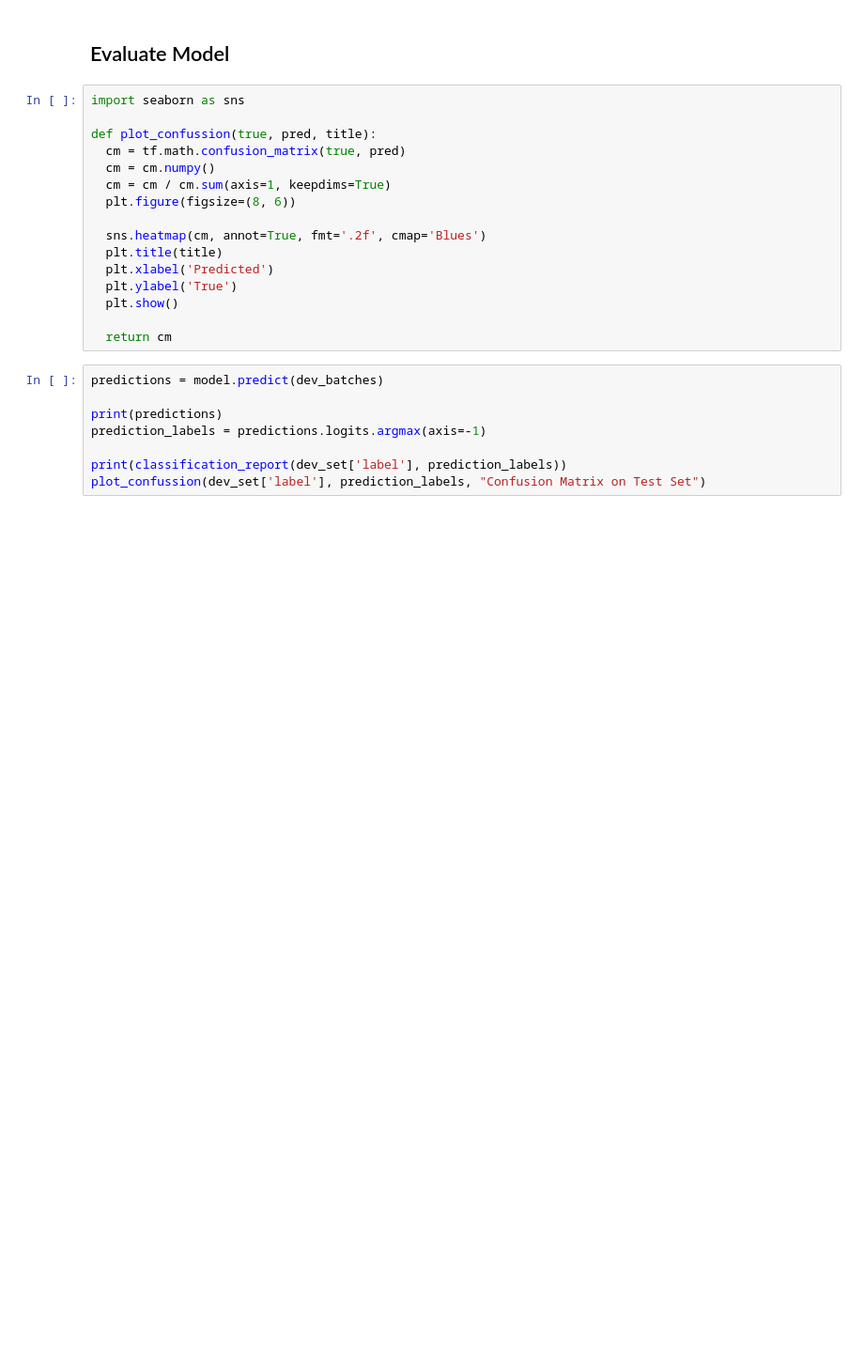
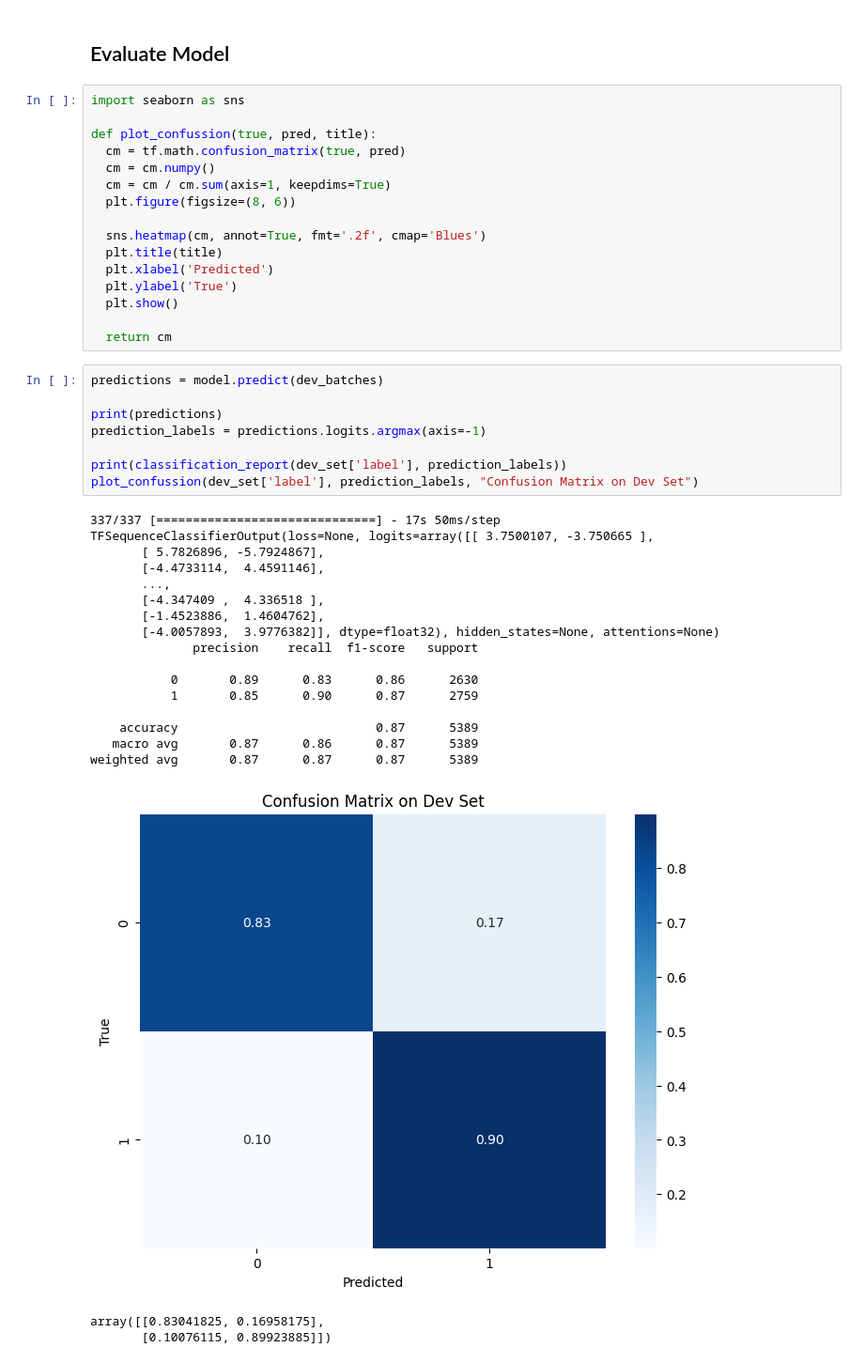
Before and after one commit to AAP9002/COMP34812-NLU-NLI, a Jupyter notebook: NLI_Transformer_RoBERTa.ipynb, the cells around one changed output. Shown at 94% size. Drawn from its saved outputs; the diff is of its cells as text; blank space fills up the shorter version.

```diff
--- a/NLI_Transformer_RoBERTa.ipynb
+++ b/NLI_Transformer_RoBERTa.ipynb
@@ -256,11 +264,31 @@ def plot_confussion(true, pred, title):
 # %%
 predictions = model.predict(dev_batches)
 
 print(predictions)
 prediction_labels = predictions.logits.argmax(axis=-1)
 
 print(classification_report(dev_set['label'], prediction_labels))
-plot_confussion(dev_set['label'], prediction_labels, "Confusion Matrix on Test Set")
+plot_confussion(dev_set['label'], prediction_labels, "Confusion Matrix on Dev Set")
+# %% [output]
+337/337 [==============================] - 17s 50ms/step
+TFSequenceClassifierOutput(loss=None, logits=array([[ 3.7500107, -3.750665 ],
+       [ 5.7826896, -5.7924867],
+       [-4.4733114,  4.4591146],
+       ...,
+       [-4.347409 ,  4.336518 ],
+       [-1.4523886,  1.4604762],
+       [-4.0057893,  3.9776382]], dtype=float32), hidden_states=None, attentions=None)
+              precision    recall  f1-score   support
+
+           0       0.89      0.83      0.86      2630
+           1       0.85      0.90      0.87      2759
+
+    accuracy                           0.87      5389
+   macro avg       0.87      0.86      0.87      5389
+weighted avg       0.87      0.87      0.87      5389
+[figure, added]
+array([[0.83041825, 0.16958175],
+       [0.10076115, 0.89923885]])
 # %%
 predictions = model.predict(test_batches)
 
```
Also changed, not shown: parts of 5 cells of this notebook.
